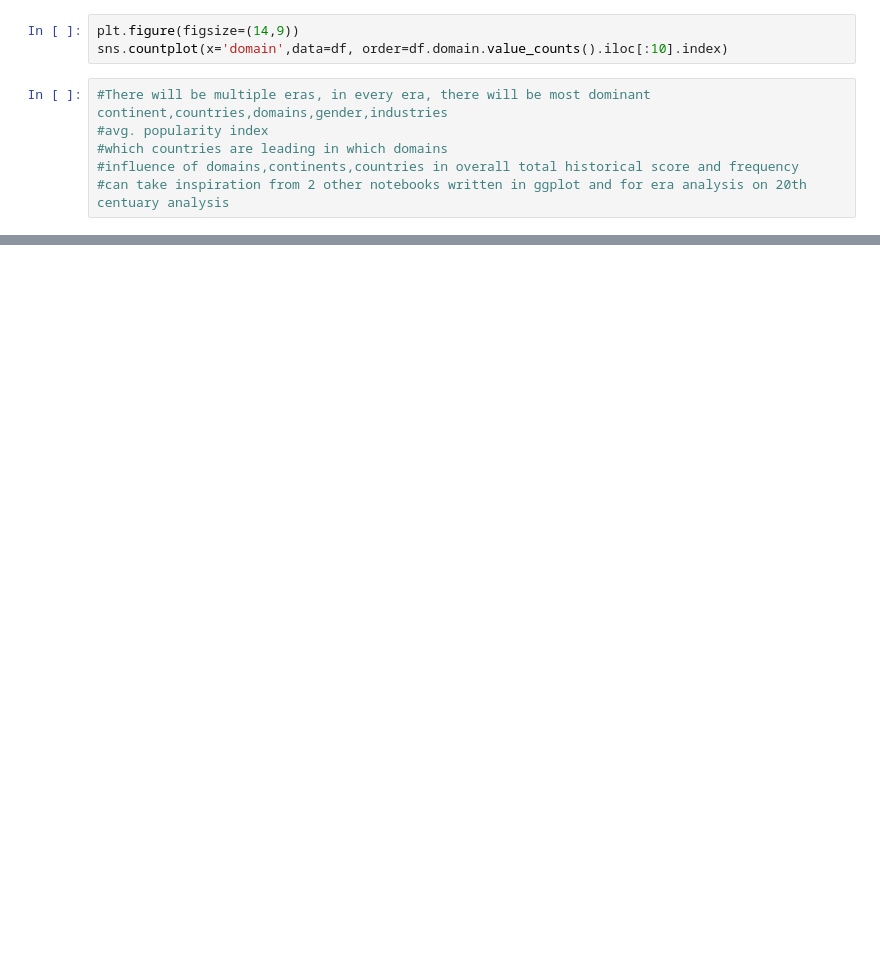
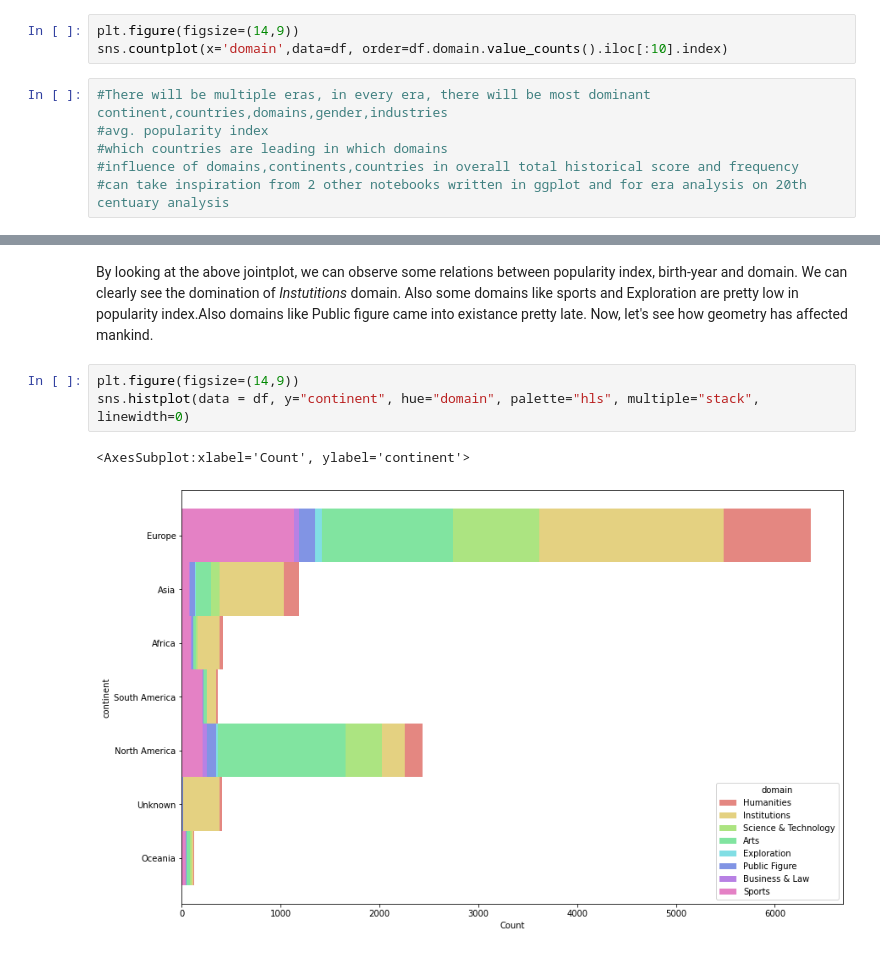
Before and after one commit to ShubhamBhut/Project-Insight, a Jupyter notebook: pantheon.ipynb, the cells around one changed output, grey strips where cells are left out. Drawn from its saved outputs; the diff is of its cells as text; blank space fills up the shorter version.

```diff
--- a/pantheon.ipynb
+++ b/pantheon.ipynb
@@ -53,0 +189,9 @@ sns.countplot(x='domain',data=df, order=df.domain.value_counts().iloc[:10].index
+# %% [markdown]
+By looking at the above jointplot, we can observe some relations between popularity index, birth-year and domain. We can clearly see the domination of *Instutitions* domain. Also some domains like sports and Exploration are pretty low in popularity index.Also domains like Public figure came into existance pretty late.
+Now, let's see how geometry has affected mankind.
+# %%
+plt.figure(figsize=(14,9))
+sns.histplot(data = df, y="continent", hue="domain", palette="hls", multiple="stack", linewidth=0)
+# %% [output]
+<AxesSubplot:xlabel='Count', ylabel='continent'>
+[figure, added]
```
Also changed, not shown: parts of 21 cells of this notebook.
